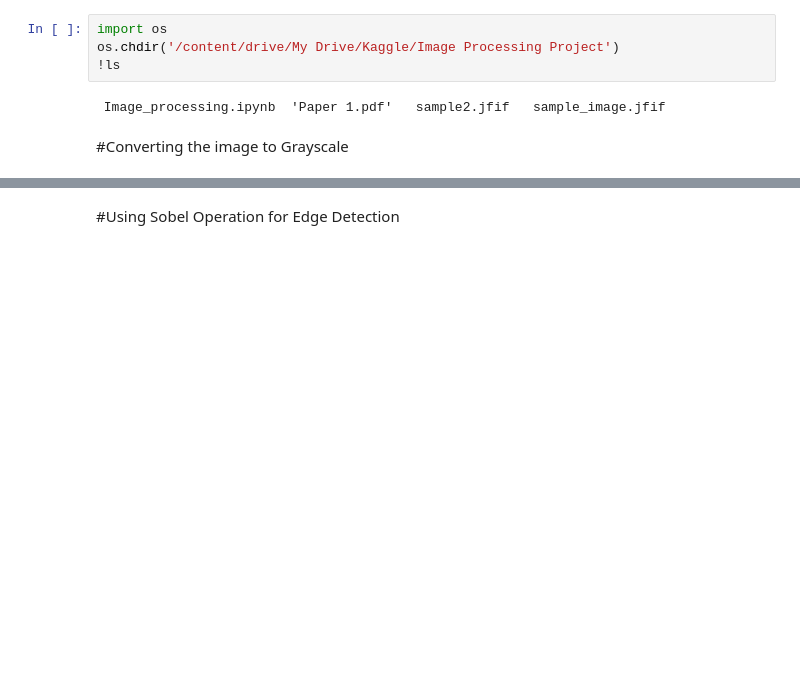
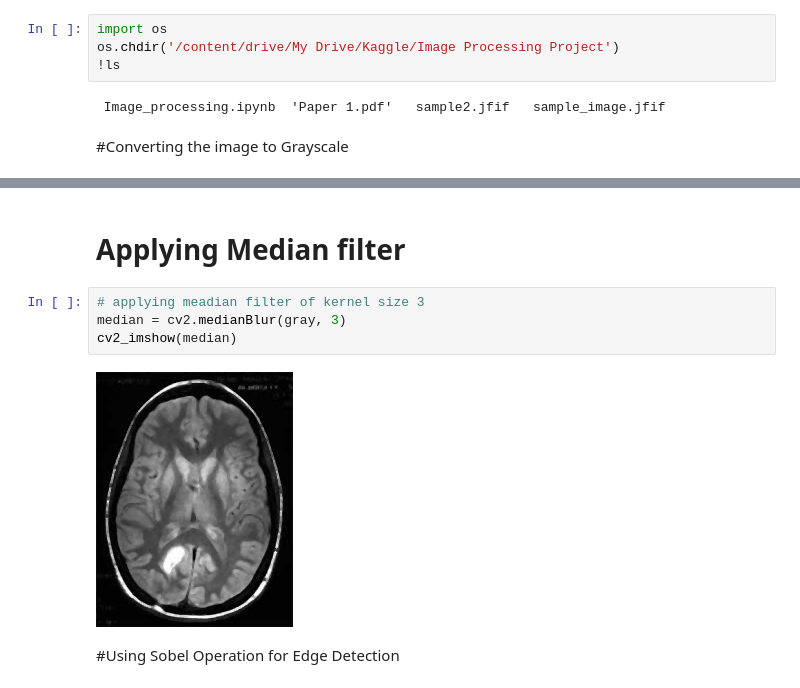
Before and after one commit to chauhan17nitin/Detection-of-Brain-Tumors, a Jupyter notebook: Image_processing.ipynb, the cells around one changed output, grey strips where cells are left out. Drawn from its saved outputs; the diff is of its cells as text; blank space fills up the shorter version.

```diff
--- a/Image_processing.ipynb
+++ b/Image_processing.ipynb
@@ -27,6 +25,14 @@ cv2_imshow(gray)
 # %% [output]
 [figure]
 [figure]
+# %% [markdown]
+# Applying Median filter
+# %%
+# applying meadian filter of kernel size 3
+median = cv2.medianBlur(gray, 3)
+cv2_imshow(median)
+# %% [output]
+[figure, added]
 # %% [markdown]
 #Using Sobel Operation for Edge Detection
 # %%
```
Also changed, not shown: parts of 24 cells of this notebook.
